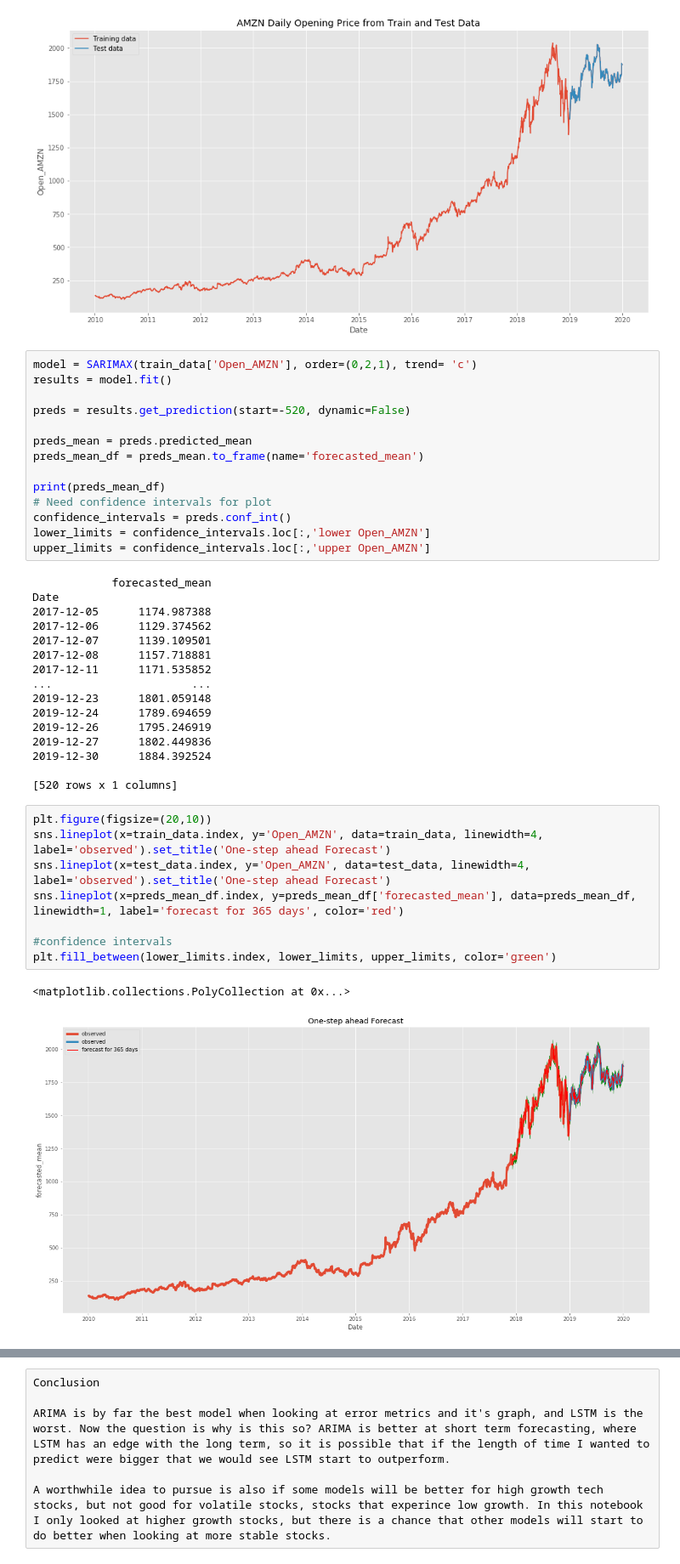
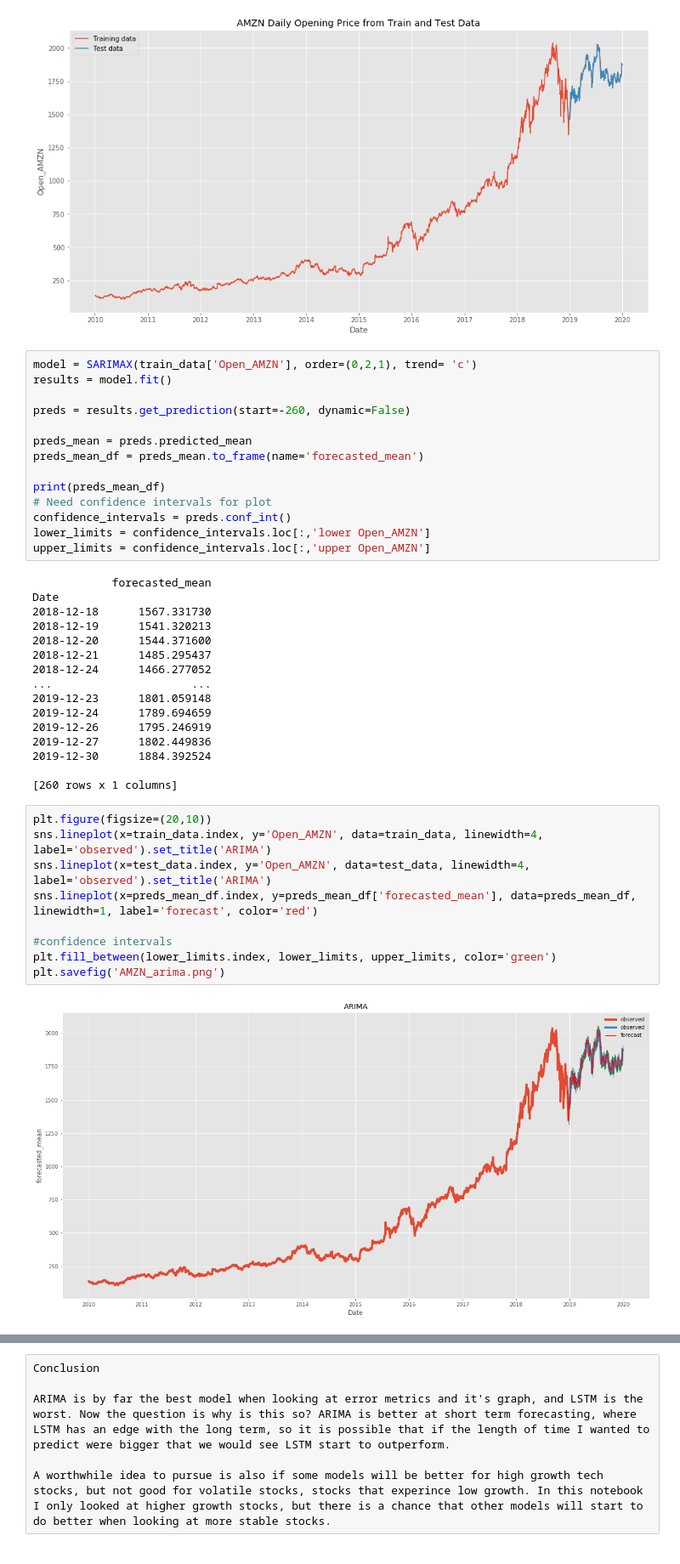
Before and after one commit to seguln36/Capstone-3, a Jupyter notebook: Modeling.ipynb, the cells around one changed output, grey strips where cells are left out. Shown at 85% size. Cells and saved outputs as stored; diff of their text form.

```diff
--- a/Modeling.ipynb
+++ b/Modeling.ipynb
@@ -636,7 +706,7 @@ plt.show()
 model = SARIMAX(train_data['Open_AMZN'], order=(0,2,1), trend= 'c')
 results = model.fit()
 
-preds = results.get_prediction(start=-520, dynamic=False)
+preds = results.get_prediction(start=-260, dynamic=False)
 
 preds_mean = preds.predicted_mean
 preds_mean_df = preds_mean.to_frame(name='forecasted_mean')
@@ -649,11 +719,11 @@ upper_limits = confidence_intervals.loc[:,'upper Open_AMZN']
 # %% [output]
             forecasted_mean
 Date
-2017-12-05      1174.987388
-2017-12-06      1129.374562
-2017-12-07      1139.109501
-2017-12-08      1157.718881
-2017-12-11      1171.535852
+2018-12-18      1567.331730
+2018-12-19      1541.320213
+2018-12-20      1544.371600
+2018-12-21      1485.295437
+2018-12-24      1466.277052
 ...                     ...
 2019-12-23      1801.059148
 2019-12-24      1789.694659
@@ -661,15 +731,15 @@ Date
 2019-12-27      1802.449836
 2019-12-30      1884.392524
 
-[520 rows x 1 columns]
+[260 rows x 1 columns]
 # %%
 plt.figure(figsize=(20,10))
-sns.lineplot(x=train_data.index, y='Open_AMZN', data=train_data, linewidth=4, label='observed').set_title('One-step ahead Forecast')
-sns.lineplot(x=test_data.index, y='Open_AMZN', data=test_data, linewidth=4, label='observed').set_title('One-step ahead Forecast')
-sns.lineplot(x=preds_mean_df.index, y=preds_mean_df['forecasted_mean'], data=preds_mean_df, linewidth=1, label='forecast for 365 days', color='red')
+sns.lineplot(x=train_data.index, y='Open_AMZN', data=train_data, linewidth=4, label='observed').set_title('ARIMA')
+sns.lineplot(x=test_data.index, y='Open_AMZN', data=test_data, linewidth=4, label='observed').set_title('ARIMA')
+sns.lineplot(x=preds_mean_df.index, y=preds_mean_df['forecasted_mean'], data=preds_mean_df, linewidth=1, label='forecast', color='red')
 
 #confidence intervals
 plt.fill_between(lower_limits.index, lower_limits, upper_limits, color='green')
+plt.savefig('AMZN_arima.png')
 # %% [output]
-<matplotlib.collections.PolyCollection at 0x...>
-[figure, old version]
+[figure, new version]
```
Also changed, not shown: parts of 20 cells of this notebook.
